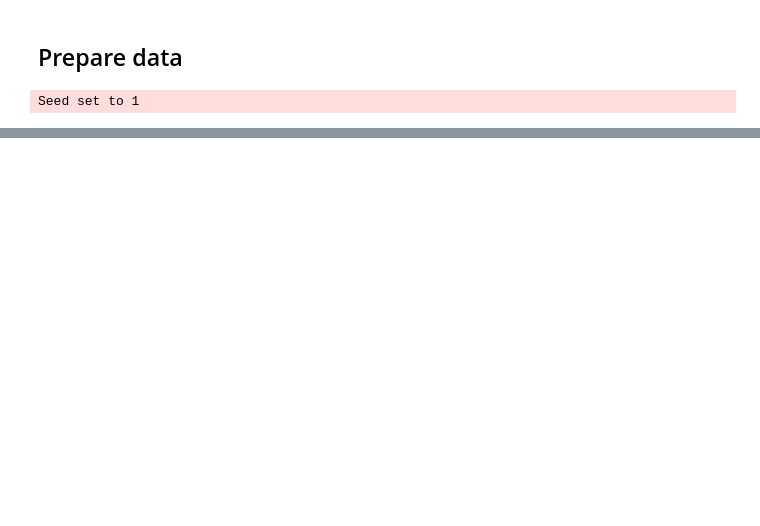
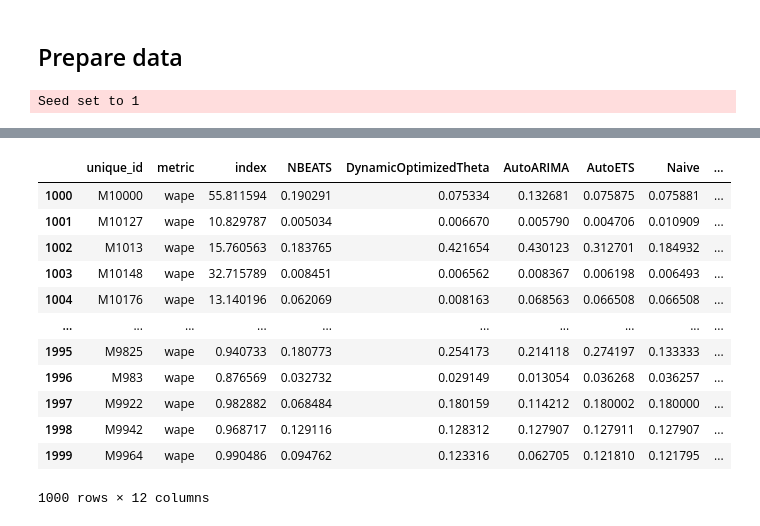
Before and after one commit to JLiekenbrock/m4_tests, a Jupyter notebook: nixtla_checks.ipynb, the cells around one changed output, grey strips where cells are left out. Drawn from its saved outputs; the diff is of its cells as text; code cells hidden in the pictures; blank space fills up the shorter version.

```diff
--- a/nixtla_checks.ipynb
+++ b/nixtla_checks.ipynb
@@ -288,0 +283,16 @@ UnboundLocalError: cannot access local variable 'res' where it is not associated
+# %%
+eval[eval["metric"]=='wape']
+# %% [output]
+|  | unique_id | metric | index | NBEATS | DynamicOptimizedTheta | AutoARIMA | AutoETS | Naive | ... |
+| 1000 | M10000 | wape | 55.811594 | 0.190291 | 0.075334 | 0.132681 | 0.075875 | 0.075881 | ... |
+| 1001 | M10127 | wape | 10.829787 | 0.005034 | 0.006670 | 0.005790 | 0.004706 | 0.010909 | ... |
+| 1002 | M1013 | wape | 15.760563 | 0.183765 | 0.421654 | 0.430123 | 0.312701 | 0.184932 | ... |
+| 1003 | M10148 | wape | 32.715789 | 0.008451 | 0.006562 | 0.008367 | 0.006198 | 0.006493 | ... |
+| 1004 | M10176 | wape | 13.140196 | 0.062069 | 0.008163 | 0.068563 | 0.066508 | 0.066508 | ... |
+| ... | ... | ... | ... | ... | ... | ... | ... | ... | ... |
+| 1995 | M9825 | wape | 0.940733 | 0.180773 | 0.254173 | 0.214118 | 0.274197 | 0.133333 | ... |
+| 1996 | M983 | wape | 0.876569 | 0.032732 | 0.029149 | 0.013054 | 0.036268 | 0.036257 | ... |
+| 1997 | M9922 | wape | 0.982882 | 0.068484 | 0.180159 | 0.114212 | 0.180002 | 0.180000 | ... |
+| 1998 | M9942 | wape | 0.968717 | 0.129116 | 0.128312 | 0.127907 | 0.127911 | 0.127907 | ... |
+| 1999 | M9964 | wape | 0.990486 | 0.094762 | 0.123316 | 0.062705 | 0.121810 | 0.121795 | ... |
+1000 rows × 12 columns
```
Also changed, not shown: parts of 20 cells of this notebook, 1 other file.
